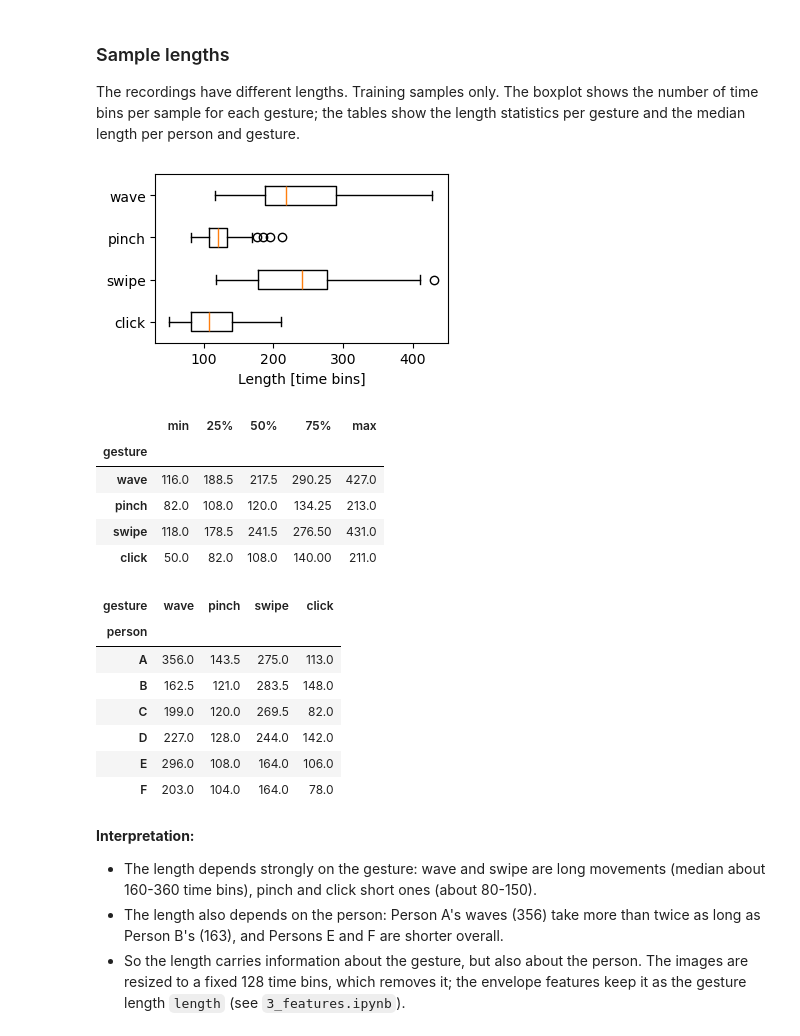
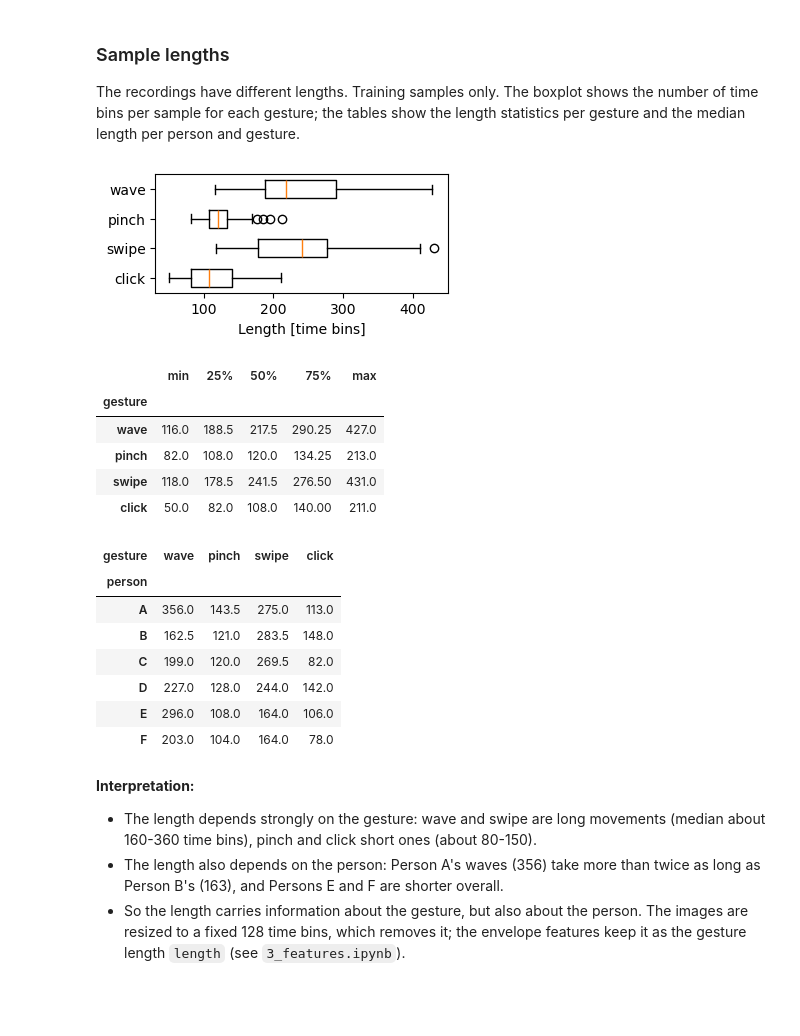
Before and after one commit to jimvanijcken/wicos, a Jupyter notebook: notebooks/1_data_exploration.ipynb, the cells around one changed output. Drawn from its saved outputs; the diff is of its cells as text; code cells hidden in the pictures; blank space fills up the shorter version.

Commit message:
resize plot

```diff
--- a/notebooks/1_data_exploration.ipynb
+++ b/notebooks/1_data_exploration.ipynb
@@ -152,18 +152,18 @@ The recordings have different lengths. Training samples only. The boxplot shows
 # %%
 # Length per gesture as a horizontal boxplot (training samples only)
 train_lengths = metadata.assign(length=n_time)[is_train]
-fig, ax = plt.subplots(figsize=(3.5, 2.2), constrained_layout=True)
-ax.boxplot([train_lengths.length[train_lengths.gesture == g] for g in GESTURES], orientation="horizontal")
+fig, ax = plt.subplots(figsize=(3.5, 1.7), constrained_layout=True)
+ax.boxplot([train_lengths.length[train_lengths.gesture == g] for g in GESTURES], orientation="horizontal", widths=0.6)
 ax.set_yticks(range(1, len(GESTURES) + 1), GESTURES)
 ax.invert_yaxis()  # first gesture on top
 ax.set_xlabel("Length [time bins]")
 fig.savefig(FIG_DIR / "length_boxplot.pdf", bbox_inches="tight")
 plt.show()
 
 display(train_lengths.groupby("gesture").length.describe()[["min", "25%", "50%", "75%", "max"]].loc[GESTURES])
 display(train_lengths.pivot_table(index="person", columns="gesture", values="length", aggfunc="median")[GESTURES])
 # %% [output]
-[figure, old version]
+[figure, new version]
 |  | min | 25% | 50% | 75% | max |
 | gesture |  |  |  |  |  |
 | wave | 116.0 | 188.5 | 217.5 | 290.25 | 427.0 |
```
Also changed, not shown: 1 other file.
